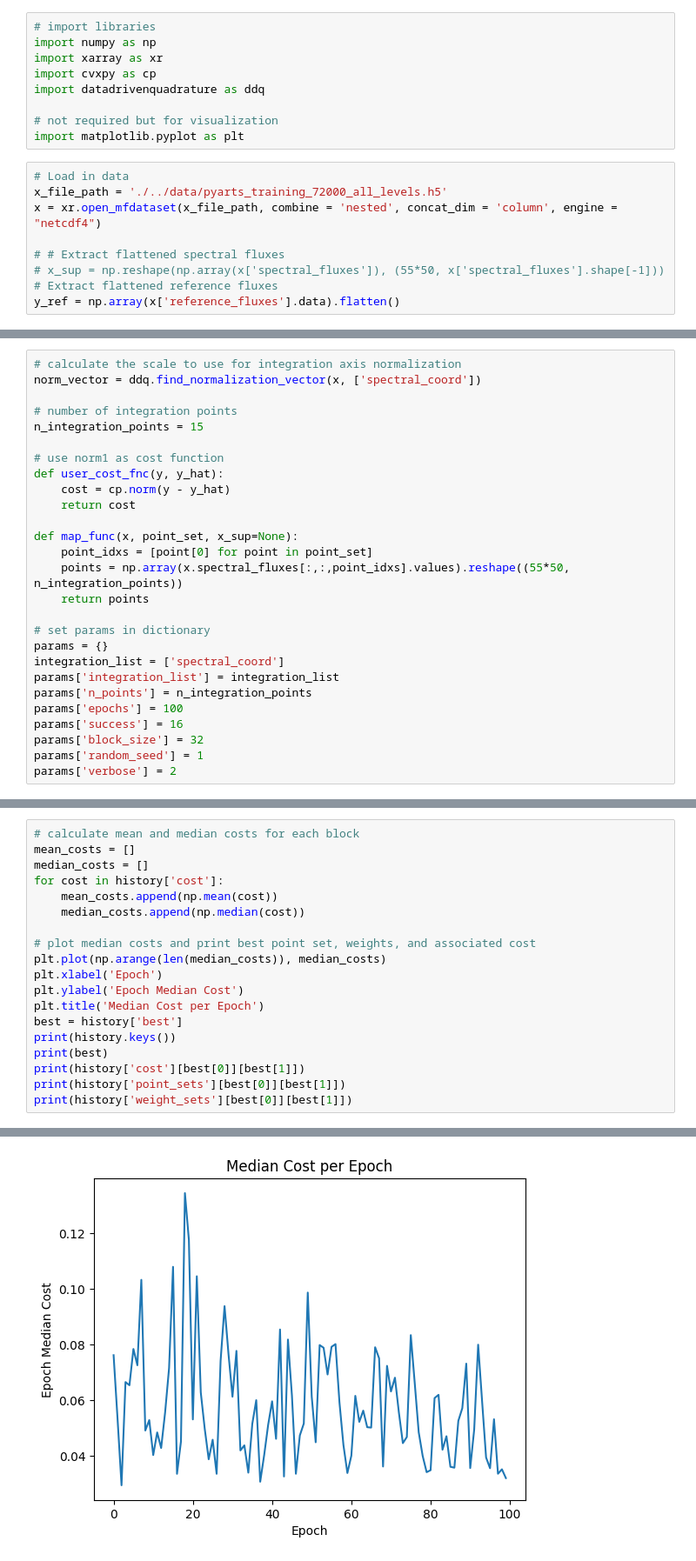
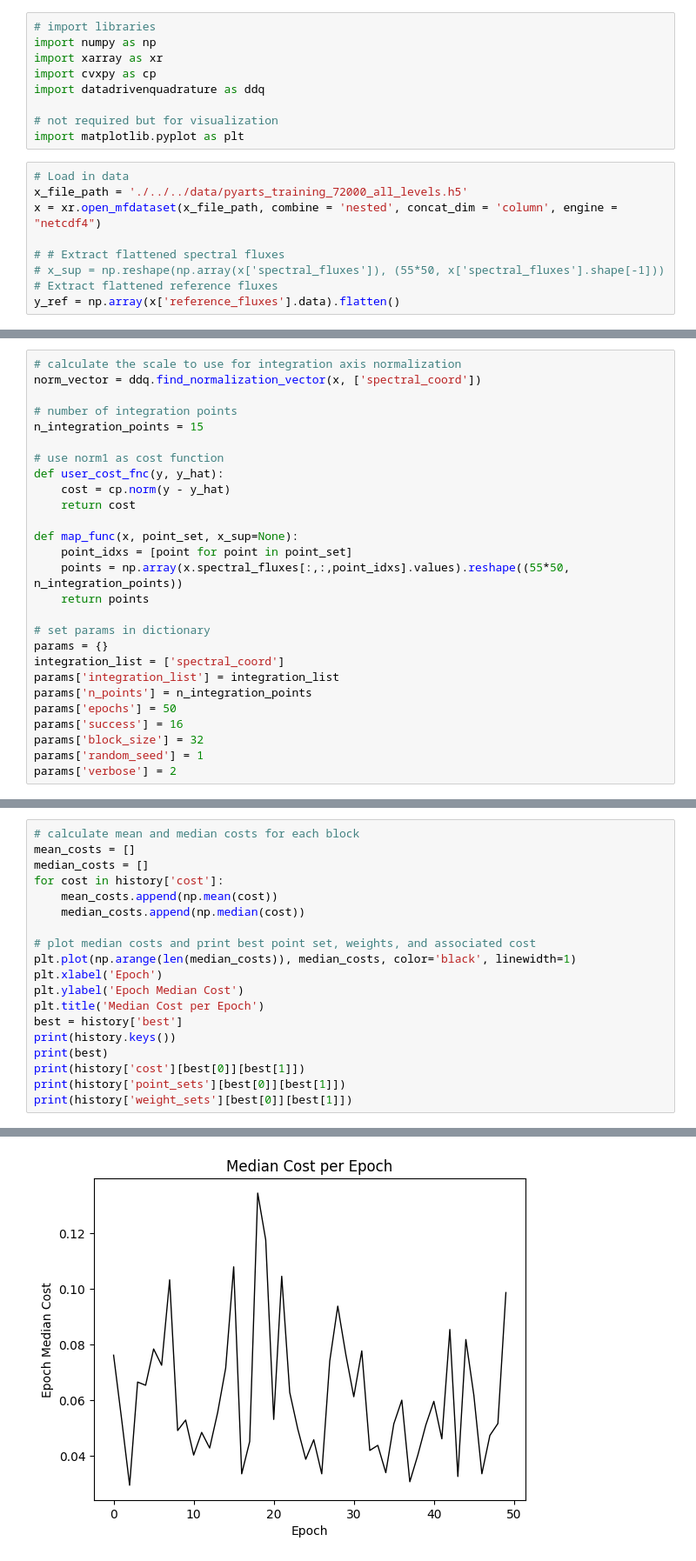
Before and after one commit to LDEO-CREW/data-driven-quadrature, a Jupyter notebook: examples/example.ipynb, the cells around one changed output, grey strips where cells are left out. Shown at 87% size. Drawn from its saved outputs; the diff is of its cells as text.

```diff
--- a/examples/example.ipynb
+++ b/examples/example.ipynb
@@ -15,7 +15,7 @@ import datadrivenquadrature as ddq
 import matplotlib.pyplot as plt
 # %%
 # Load in data
-x_file_path = './../data/pyarts_training_72000_all_levels.h5'
+x_file_path = './../../data/pyarts_training_72000_all_levels.h5'
 x = xr.open_mfdataset(x_file_path, combine = 'nested', concat_dim = 'column', engine = "netcdf4")
 
 # # Extract flattened spectral fluxes
@@ -59,7 +59,7 @@ def user_cost_fnc(y, y_hat):
     return cost
 
 def map_func(x, point_set, x_sup=None):
-    point_idxs = [point[0] for point in point_set]
+    point_idxs = [point for point in point_set]
     points = np.array(x.spectral_fluxes[:,:,point_idxs].values).reshape((55*50, n_integration_points))
     return points
 
@@ -68,7 +68,7 @@ params = {}
 integration_list = ['spectral_coord']
 params['integration_list'] = integration_list
 params['n_points'] = n_integration_points
-params['epochs'] = 100
+params['epochs'] = 50
 params['success'] = 16
 params['block_size'] = 32
 params['random_seed'] = 1
@@ -96,29 +96,29 @@ OPTIMIZATION COMPLETE
 # %%
 # calculate mean and median costs for each block
 mean_costs = []
 median_costs = []
 for cost in history['cost']:
     mean_costs.append(np.mean(cost))
     median_costs.append(np.median(cost))
 
 # plot median costs and print best point set, weights, and associated cost
-plt.plot(np.arange(len(median_costs)), median_costs)
+plt.plot(np.arange(len(median_costs)), median_costs, color='black', linewidth=1)
 plt.xlabel('Epoch')
 plt.ylabel('Epoch Median Cost')
 plt.title('Median Cost per Epoch')
 best = history['best']
 print(history.keys())
 print(best)
 print(history['cost'][best[0]][best[1]])
 print(history['point_sets'][best[0]][best[1]])
 print(history['weight_sets'][best[0]][best[1]])
 # %% [output]
 dict_keys(['cost', 'point_sets', 'weight_sets', 'temperature_history', 'best'])
 (26, 13)
 0.01879776233923545
 [[32822], [46184], [5376], [56965], [28756], [35865], [70223], [62967], [34307], [59128], [69171], [31727], [16501], [35530], [52340]]
 [3.89192043e-09 9.40446753e-02 1.27158207e-01 1.88973007e-08
  4.86866034e-02 1.08857213e-02 3.04460942e-01 5.36988896e-02
  2.15654212e-02 2.36127342e-02 2.28153062e-01 5.99737327e-03
  6.12500539e-02 4.27037581e-03 1.62159183e-02]
-[figure, old version]
+[figure, new version]
```
Also changed, not shown: parts of 2 cells of this notebook, 15 other files.
